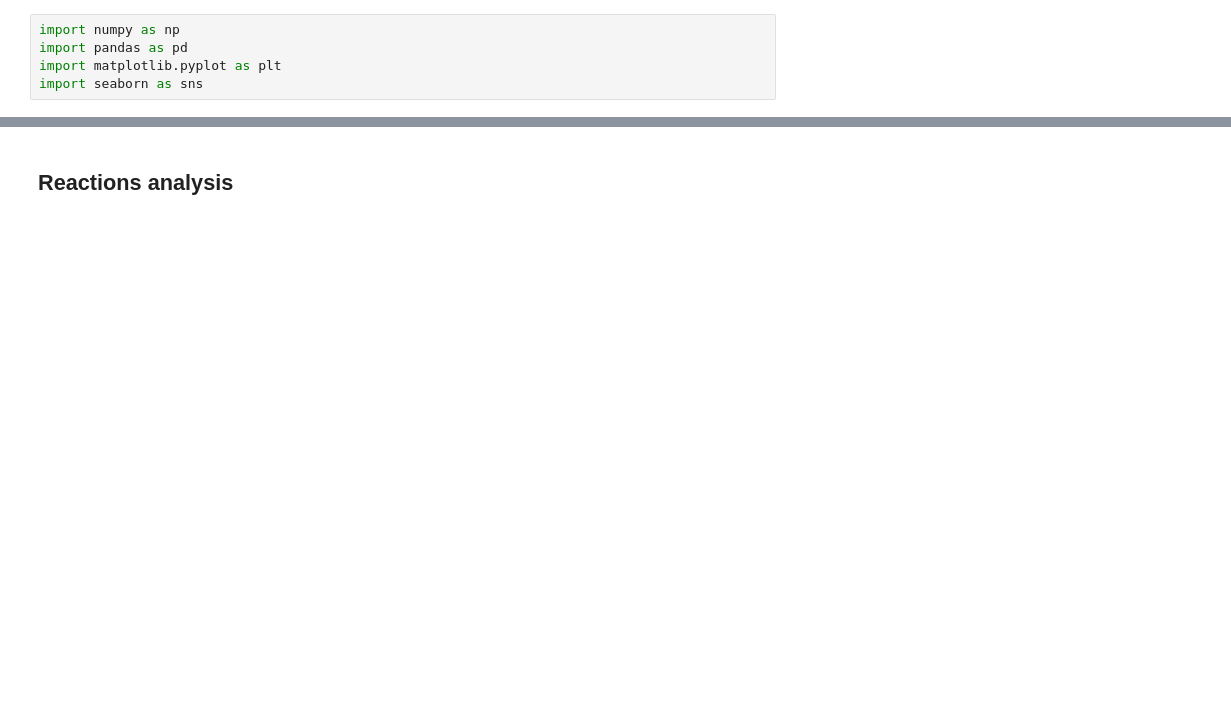
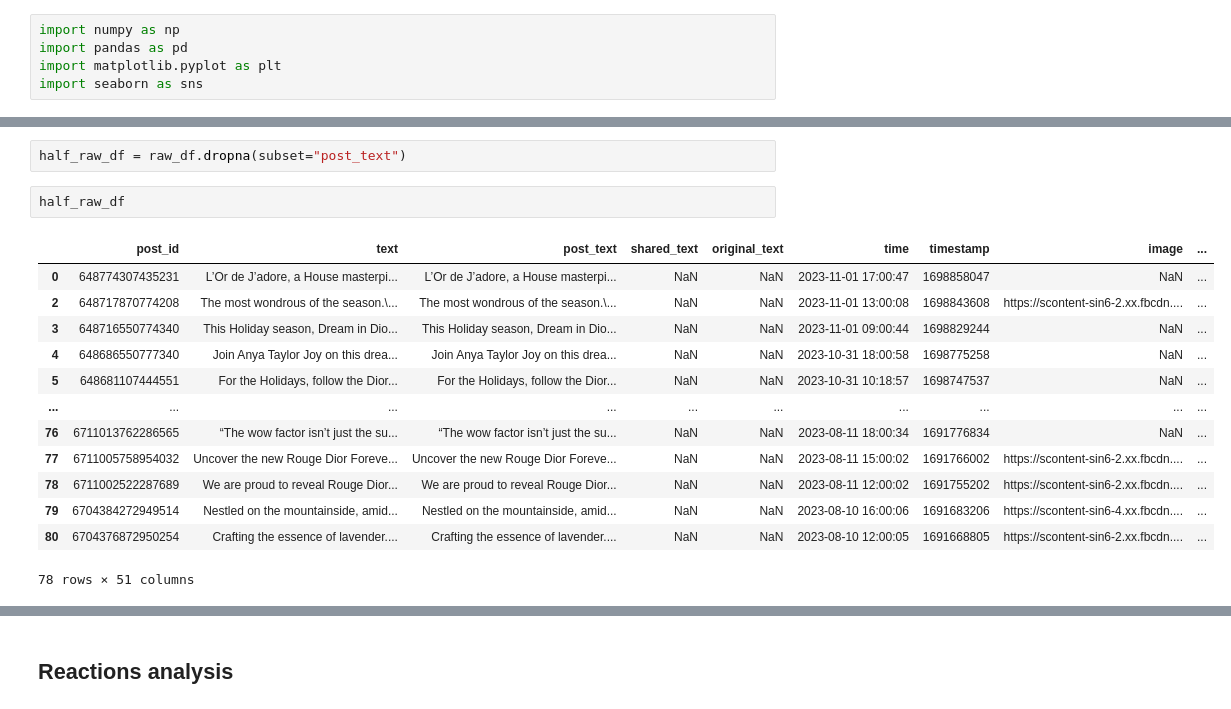
Before and after one commit to 22022658NguyenTienKhoi/dataanalyze, a Jupyter notebook: Analyze_data.ipynb, the cells around one changed output, grey strips where cells are left out. Drawn from its saved outputs; the diff is of its cells as text; blank space fills up the shorter version.

```diff
--- a/Analyze_data.ipynb
+++ b/Analyze_data.ipynb
@@ -52,0 +54,18 @@ memory usage: 4.0+ KB
+# %%
+half_raw_df = raw_df.dropna(subset="post_text")
+# %%
+half_raw_df
+# %% [output]
+|  | post_id | text | post_text | shared_text | original_text | time | timestamp | image | ... |
+| 0 | 648774307435231 | L’Or de J’adore, a House masterpi... | L’Or de J’adore, a House masterpi... | NaN | NaN | 2023-11-01 17:00:47 | 1698858047 | NaN | ... |
+| 2 | 648717870774208 | The most wondrous of the season.\... | The most wondrous of the season.\... | NaN | NaN | 2023-11-01 13:00:08 | 1698843608 | https://scontent-sin6-2.xx.fbcdn.... | ... |
+| 3 | 648716550774340 | This Holiday season, Dream in Dio... | This Holiday season, Dream in Dio... | NaN | NaN | 2023-11-01 09:00:44 | 1698829244 | NaN | ... |
+| 4 | 648686550777340 | Join Anya Taylor Joy on this drea... | Join Anya Taylor Joy on this drea... | NaN | NaN | 2023-10-31 18:00:58 | 1698775258 | NaN | ... |
+| 5 | 648681107444551 | For the Holidays, follow the Dior... | For the Holidays, follow the Dior... | NaN | NaN | 2023-10-31 10:18:57 | 1698747537 | NaN | ... |
+| ... | ... | ... | ... | ... | ... | ... | ... | ... | ... |
+| 76 | 6711013762286565 | “The wow factor isn’t just the su... | “The wow factor isn’t just the su... | NaN | NaN | 2023-08-11 18:00:34 | 1691776834 | NaN | ... |
+| 77 | 6711005758954032 | Uncover the new Rouge Dior Foreve... | Uncover the new Rouge Dior Foreve... | NaN | NaN | 2023-08-11 15:00:02 | 1691766002 | https://scontent-sin6-2.xx.fbcdn.... | ... |
+| 78 | 6711002522287689 | We are proud to reveal Rouge Dior... | We are proud to reveal Rouge Dior... | NaN | NaN | 2023-08-11 12:00:02 | 1691755202 | https://scontent-sin6-2.xx.fbcdn.... | ... |
+| 79 | 6704384272949514 | Nestled on the mountainside, amid... | Nestled on the mountainside, amid... | NaN | NaN | 2023-08-10 16:00:06 | 1691683206 | https://scontent-sin6-4.xx.fbcdn.... | ... |
+| 80 | 6704376872950254 | Crafting the essence of lavender.... | Crafting the essence of lavender.... | NaN | NaN | 2023-08-10 12:00:05 | 1691668805 | https://scontent-sin6-2.xx.fbcdn.... | ... |
+78 rows × 51 columns
```
Also changed, not shown: parts of 23 cells of this notebook, 8 other files.
